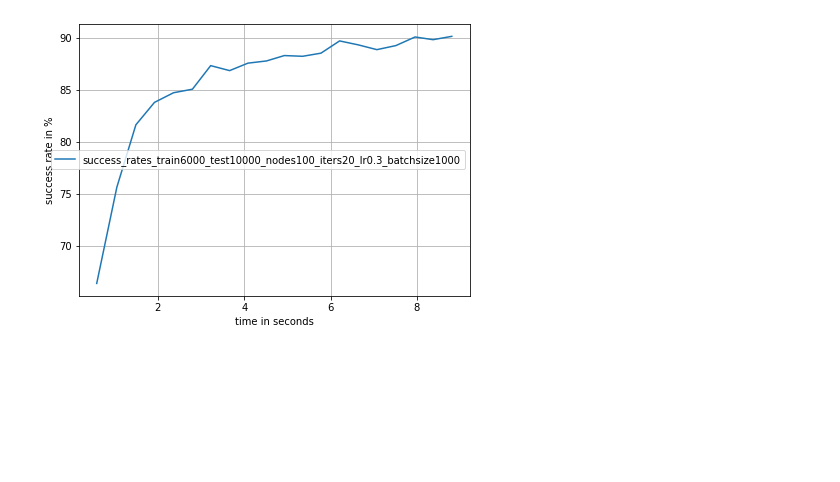
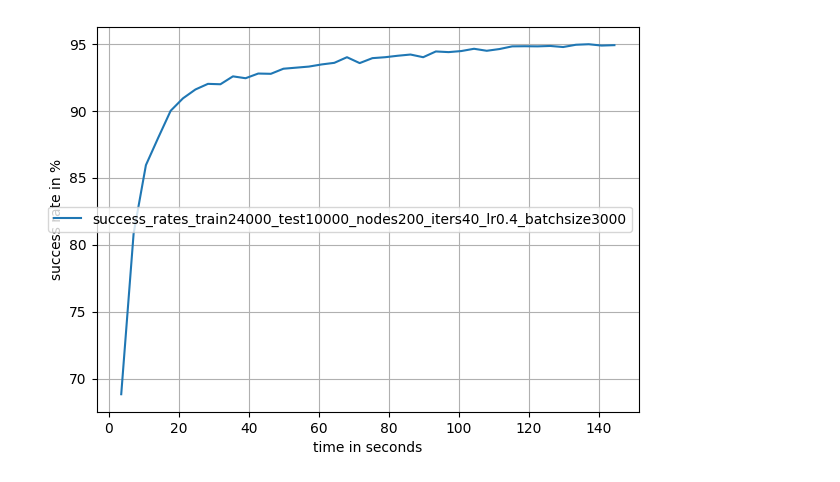
Before and after one commit to LennMesselken/Seminar-Ai, a Jupyter notebook: code/13_training_hyperparameters_minibatch_SuS.ipynb, the cells around one changed output. Cells and saved outputs as stored; diff of their text form; code cells hidden in the pictures; blank space fills up the shorter version.

```diff
--- a/code/13_training_hyperparameters_minibatch_SuS.ipynb
+++ b/code/13_training_hyperparameters_minibatch_SuS.ipynb
@@ -176,6 +176,8 @@ def train_minibatch(X_train, Y_train, X_test, Y_test, n_hidden_nodes, iterations
             lr = 0.1
         if iteration >= 30:
             lr = 0.01
+        if iteration >= 40:
+            lr = 0.03
         for batch in range(len(x_batches)):
             y_hat, h = forward(x_batches[batch], w1, w2)
             w1_gradient, w2_gradient = back(x_batches[batch], y_batches[batch], y_hat, w2, h)
@@ -197,7 +199,8 @@ def report_minibatch(iteration, batch, X_train, Y_train, X_test, Y_test, w1, w2)
     classifications = classify(X_test, w1, w2)
     accuracy = np.average(classifications == Y_test) * 100.0
     print("Iteration: %5d, batch: %3d, Loss: %.8f, Accuracy: %.2f%%" %
-          (iteration, batch, training_loss, accuracy))
+          (iteration, batch, training_los
+           s, accuracy))
     return accuracy, training_loss
 # %%
 # create a dictionary to store your success rates
@@ -210,8 +213,8 @@ def report_minibatch(iteration, batch, X_train, Y_train, X_test, Y_test, w1, w2)
 # %%
 n_train = 60000 # number of examples in training data (max is 60,000)
 n_test  = 10000 # number of examples in training data (max is 10,000)
-n_nodes = 200 # number of hidden nodes
-n_iters = 100 # number of iterations
+n_nodes = 800 # number of hidden nodes
+n_iters = 60 # number of iterations
 lr      = 0.4
 batchsize = 6000
 
@@ -272,14 +274,14 @@ plt.grid()
 # %%
 # plot results as a function of TIME
 
 plt.figure(figsize = (7,5))
-plt.plot(        times['success_rates_train6000_test10000_nodes100_iters20_lr0p3_batchsize1000'],
-         success_rates['success_rates_train6000_test10000_nodes100_iters20_lr0p3_batchsize1000'],
-               label = 'success_rates_train6000_test10000_nodes100_iters20_lr0.3_batchsize1000')
+plt.plot(        times['success_rates_train60000_test10000_nodes400_iters40_lr0p4_batchsize6000'],
+         success_rates['success_rates_train24000_test10000_nodes200_iters40_lr0p4_batchsize3000'],
+               label = 'success_rates_train24000_test10000_nodes200_iters40_lr0.4_batchsize3000')
 plt.legend()
 plt.xlabel('time in seconds')
 plt.ylabel('success rate in %')
 plt.grid()
 #plt.ylim([80,95]) # uncomment line to restrict the y-range for more detailed view on the late training
 # %% [output]
-[figure, old version]
+[figure, new version]
```
Also changed, not shown: parts of 2 cells of this notebook.
